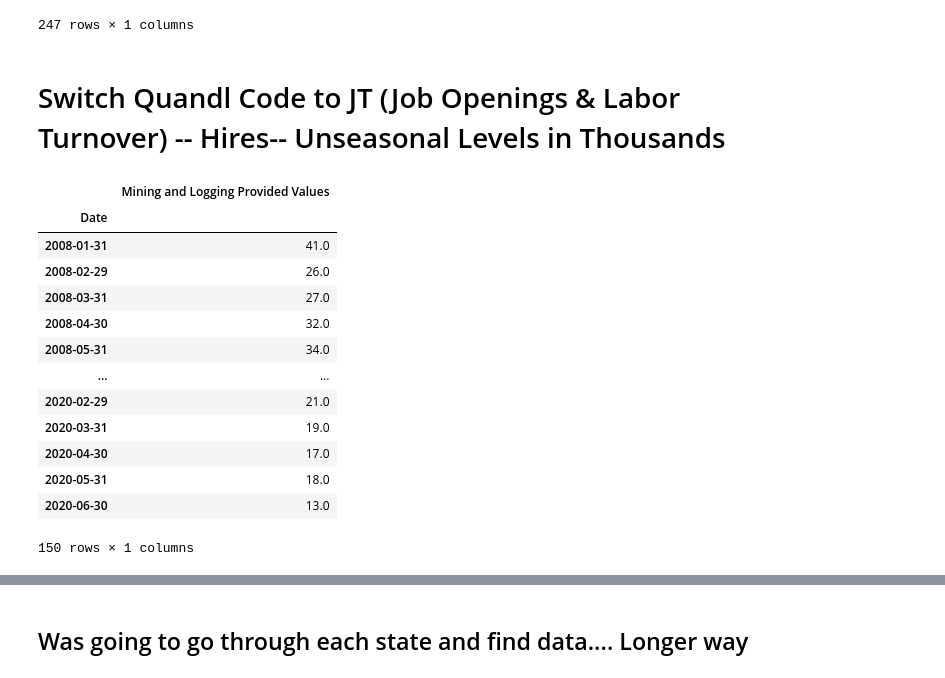
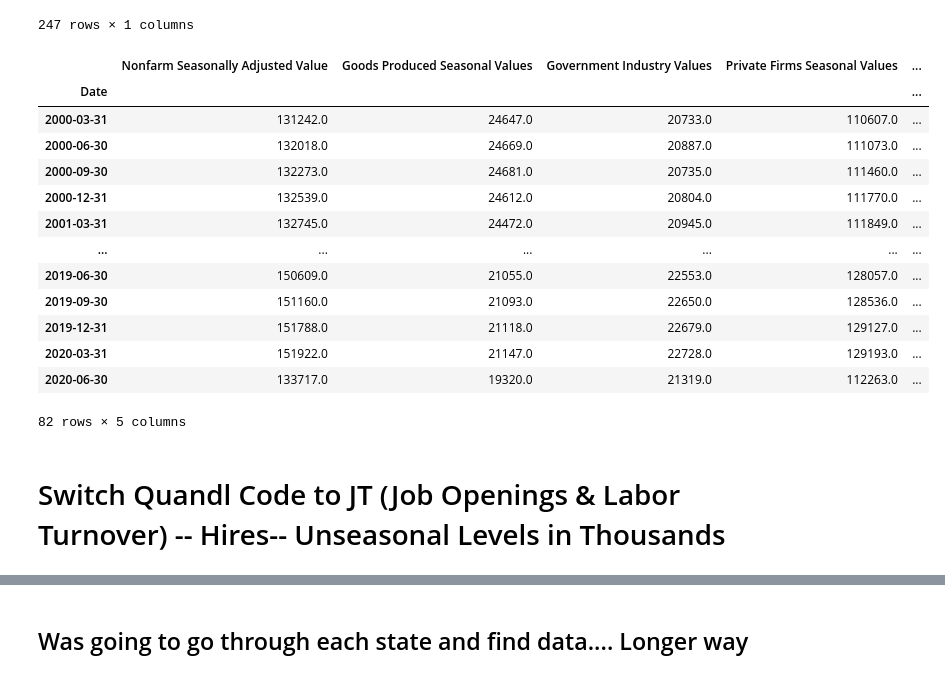
Before and after one commit to BloomTech-Labs/Labs26-Citrics-DS-TeamC, a Jupyter notebook: Quandl_Job.ipynb, the cells around one changed output, grey strips where cells are left out. Saved outputs shown, nothing was run; the diff lists cells and outputs as text; code cells hidden in the pictures.

```diff
--- a/Quandl_Job.ipynb
+++ b/Quandl_Job.ipynb
@@ -117,7 +117,8 @@ seasonal_service.rename(columns={'Value': 'Services Provided Seasonal Values'})
 # %%
 # Government Industry Value
 seasonal_government = quandl.get("BLSE/CES9000000001", start_date="2000-01-01", end_date="2020-08-01")
-seasonal_government.rename(columns={'Value': 'Government Industry Values'})
+seasonal_government.columns=['Government Industry Values']
+seasonal_government
 # %% [output]
 |  | Government Industry Values |
 | Date |  |
@@ -133,24 +134,30 @@ seasonal_government.rename(columns={'Value': 'Government Industry Values'})
 | 2020-06-30 | 21319.0 |
 | 2020-07-31 | 21620.0 |
 247 rows × 1 columns
+# %%
+# display('season_nonfarm', 'seasonal_private', "pd.merge(seasonal_nonfarm, seasonal_private, on='Date')")
+this1= pd.merge(seasonal_nonfarm, seasonal_goods, on='Date')
+# %%
+this2 = pd.merge(seasonal_government, seasonal_private, on='Date')
+# %%
+this3 = pd.merge(this1, this2, on='Date')
+# %%
+this4 = pd.merge(this3, seasonal_service, on='Date')
+this4
+# %% [output]
+|  | Nonfarm Seasonally Adjusted Value | Goods Produced Seasonal Values | Government Industry Values | Private Firms Seasonal Values | ... |
+| Date |  |  |  |  | ... |
+| 2000-03-31 | 131242.0 | 24647.0 | 20733.0 | 110607.0 | ... |
+| 2000-06-30 | 132018.0 | 24669.0 | 20887.0 | 111073.0 | ... |
+| 2000-09-30 | 132273.0 | 24681.0 | 20735.0 | 111460.0 | ... |
+| 2000-12-31 | 132539.0 | 24612.0 | 20804.0 | 111770.0 | ... |
+| 2001-03-31 | 132745.0 | 24472.0 | 20945.0 | 111849.0 | ... |
+| ... | ... | ... | ... | ... | ... |
+| 2019-06-30 | 150609.0 | 21055.0 | 22553.0 | 128057.0 | ... |
+| 2019-09-30 | 151160.0 | 21093.0 | 22650.0 | 128536.0 | ... |
+| 2019-12-31 | 151788.0 | 21118.0 | 22679.0 | 129127.0 | ... |
+| 2020-03-31 | 151922.0 | 21147.0 | 22728.0 | 129193.0 | ... |
+| 2020-06-30 | 133717.0 | 19320.0 | 21319.0 | 112263.0 | ... |
+82 rows × 5 columns
 # %% [markdown]
 # Switch Quandl Code to JT (Job Openings & Labor Turnover) -- Hires-- Unseasonal Levels in Thousands
-# %%
-# Mining and Logging
-mine = quandl.get("BLSE/JTU11009900HIL", start_date="2000-01-01", end_date="2020-08-01")
-mine.rename(columns={'Value': 'Mining and Logging Provided  Values'})
-# %% [output]
-|  | Mining and Logging Provided Values |
-| Date |  |
-| 2008-01-31 | 41.0 |
-| 2008-02-29 | 26.0 |
-| 2008-03-31 | 27.0 |
-| 2008-04-30 | 32.0 |
-| 2008-05-31 | 34.0 |
-| ... | ... |
-| 2020-02-29 | 21.0 |
-| 2020-03-31 | 19.0 |
-| 2020-04-30 | 17.0 |
-| 2020-05-31 | 18.0 |
-| 2020-06-30 | 13.0 |
-150 rows × 1 columns
```
Also changed, not shown: parts of 84 cells of this notebook.
